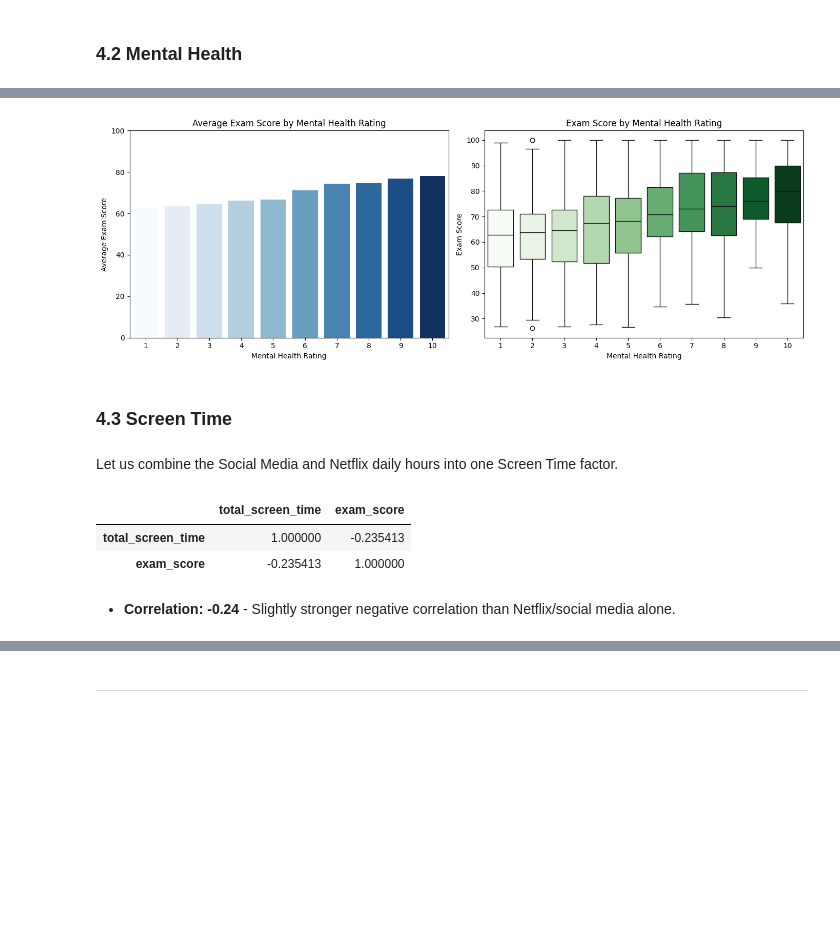
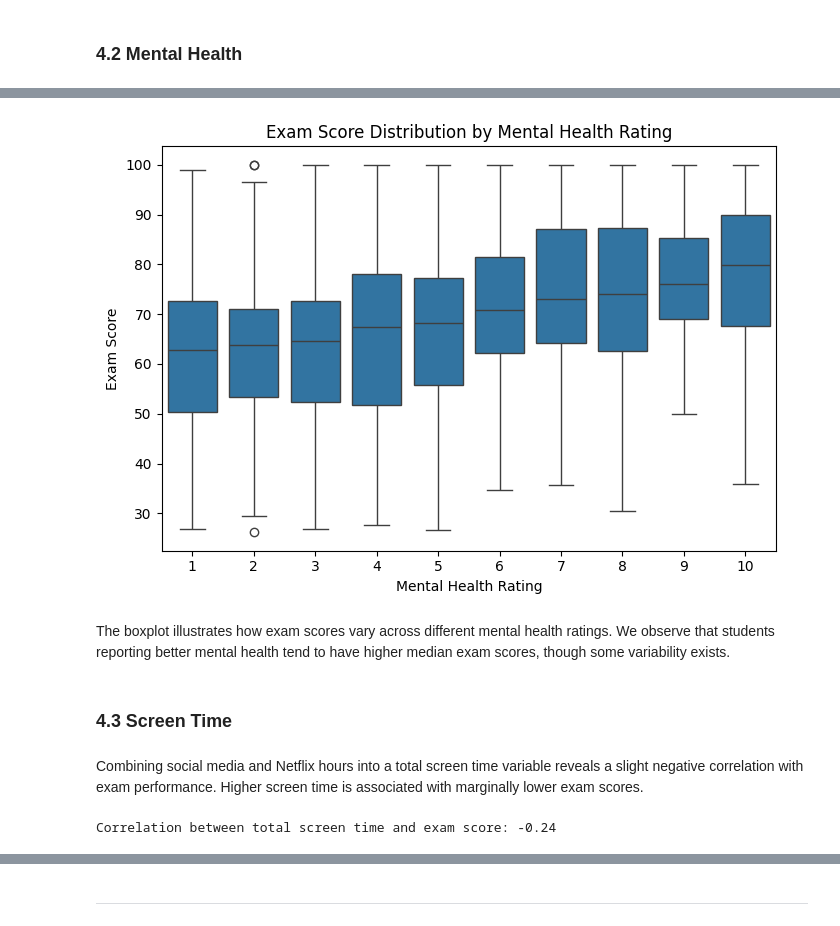
Before and after one commit to martyna-haliniak/visualisations_in_python, a Jupyter notebook: visualisations_task.ipynb, the cells around one changed output, grey strips where cells are left out. Drawn from its saved outputs; the diff is of its cells as text; code cells hidden in the pictures; blank space fills up the shorter version.

```diff
--- a/visualisations_task.ipynb
+++ b/visualisations_task.ipynb
@@ -340,46 +327,22 @@ plt.show()
 # %%
-# Prepare data for the barplot
-mean_scores = df.groupby('mental_health_rating')['exam_score'].mean().reset_index()
-
-# Create side-by-side plots
-fig, axes = plt.subplots(1, 2, figsize=(14, 5))
-
-# Barplot: Average Exam Score by Mental Health Rating
-sns.barplot(
-    x='mental_health_rating', y='exam_score', hue='mental_health_rating',
-    data=mean_scores, ax=axes[0], palette='Blues', legend=False
-)
-axes[0].set_title('Average Exam Score by Mental Health Rating')
-axes[0].set_xlabel('Mental Health Rating')
-axes[0].set_ylabel('Average Exam Score')
-axes[0].set_ylim(0, 100)
-
-# Boxplot: Exam Score by Mental Health Rating
-sns.boxplot(
-    x='mental_health_rating', y='exam_score', hue='mental_health_rating',
-    data=df, ax=axes[1], palette='Greens', legend=False
-)
-axes[1].set_title('Exam Score by Mental Health Rating')
-axes[1].set_xlabel('Mental Health Rating')
-axes[1].set_ylabel('Exam Score')
-
+plt.figure(figsize=(7, 5))
+sns.boxplot(data=df, x='mental_health_rating', y='exam_score')
+plt.title('Exam Score Distribution by Mental Health Rating')
+plt.xlabel('Mental Health Rating')
+plt.ylabel('Exam Score')
 plt.tight_layout()
 plt.show()
 # %% [output]
-[figure, old version]
+[figure, new version]
+# %% [markdown]
+The boxplot illustrates how exam scores vary across different mental health ratings. We observe that students reporting better mental health tend to have higher median exam scores, though some variability exists.
 # %% [markdown]
 ### 4.3 Screen Time
 # %% [markdown]
-Let us combine the Social Media and Netflix daily hours into one Screen Time factor.
+Combining social media and Netflix hours into a total screen time variable reveals a slight negative correlation with exam performance. Higher screen time is associated with marginally lower exam scores.
 # %%
-# Combine the social media and Netflix daily usage into a screen time column
 df['total_screen_time'] = df['social_media_hours'] + df['netflix_hours']
-
-# Correlation check
-df[['total_screen_time', 'exam_score']].corr()
+corr = df[['total_screen_time', 'exam_score']].corr().iloc[0,1]
+print(f"Correlation between total screen time and exam score: {corr:.2f}")
 # %% [output]
-|  | total_screen_time | exam_score |
-| total_screen_time | 1.000000 | -0.235413 |
-| exam_score | -0.235413 | 1.000000 |
+Correlation between total screen time and exam score: -0.24
-# %% [markdown]
-- **Correlation: -0.24** - Slightly stronger negative correlation than Netflix/social media alone.
```
Also changed, not shown: parts of 13 cells of this notebook.
